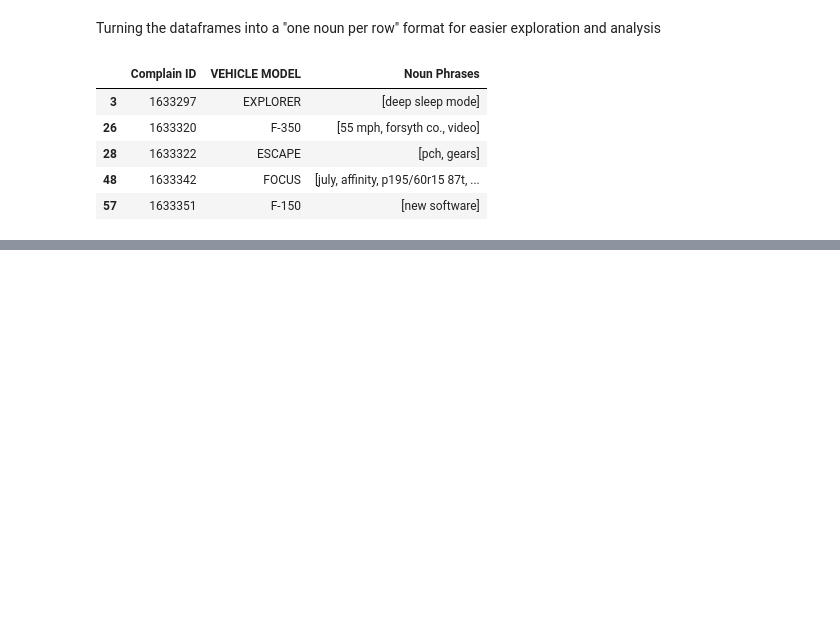
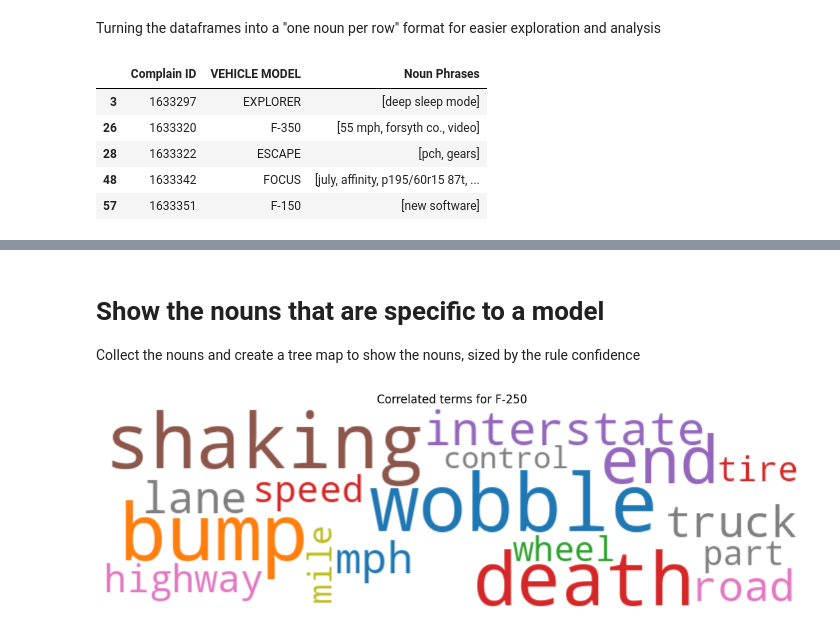
Before and after one commit to capofwesh20/Analysis-of-NHTSA-complaints, a Jupyter notebook: Associative_Mining.ipynb, the cells around one changed output, grey strips where cells are left out. Saved outputs shown, nothing was run; the diff lists cells and outputs as text; code cells hidden in the pictures; blank space fills up the shorter version.

```diff
--- a/Associative_Mining.ipynb
+++ b/Associative_Mining.ipynb
@@ -177,0 +228,3 @@ plt.show()
+# %%
+modelNounList = noun_row_df[['VEHICLE MODEL', 'Noun']].values.tolist()
+len(modelNounList)  # the total number of (model, noun) pairs
@@ -177,0 +233,3 @@ plt.show()
+# %%
+min_support = 100 / len(modelNounList)
+min_support
@@ -177,0 +238,2 @@ plt.show()
+# %%
+freqItemSet, rules = fpgrowth(modelNounList, minSupRatio=min_support, minConf=0.25)
@@ -177,0 +264,4 @@ plt.show()
+# %%
+for rule in rules:
+    if 'F-250' in rule[1]:
+        print(rule)
@@ -177,0 +286,3 @@ plt.show()
+# %% [markdown]
+# **Show the nouns that are specific to a model**
+Collect the nouns and create a tree map to show the nouns, sized by the rule confidence
@@ -177,0 +306,4 @@ plt.show()
+# %%
+show_rules_for_model(rules, 'F-250')
+# %% [output]
+[figure, added]
```
Also changed, not shown: parts of 43 cells of this notebook.
